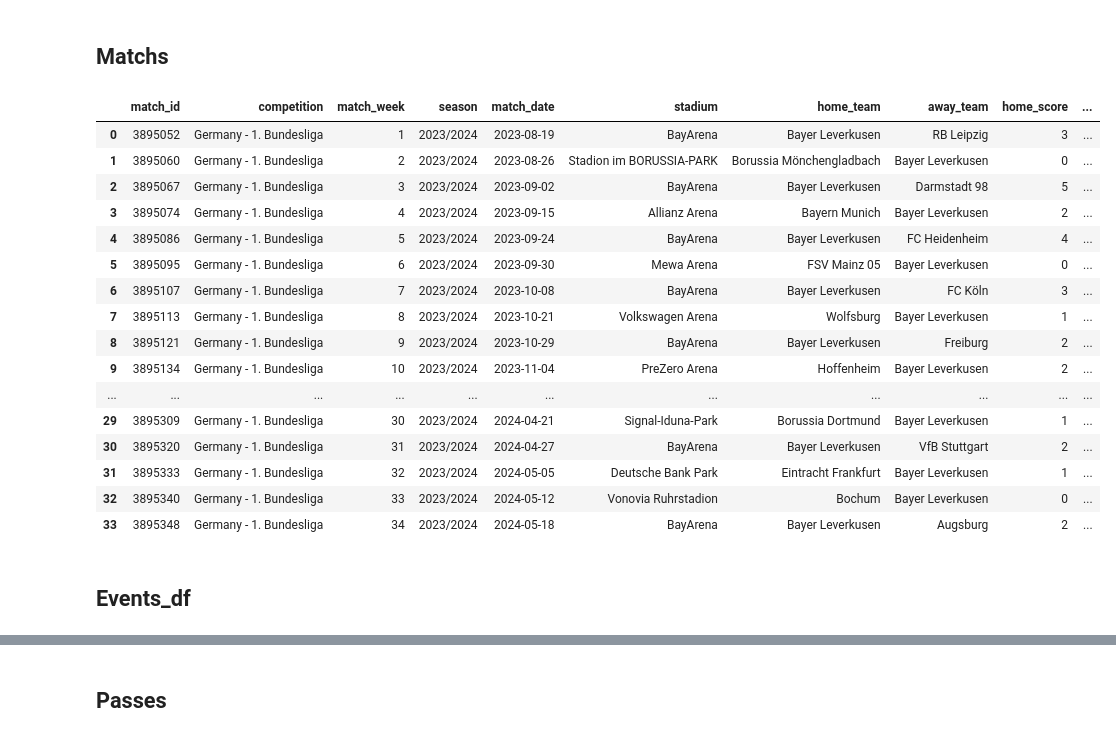
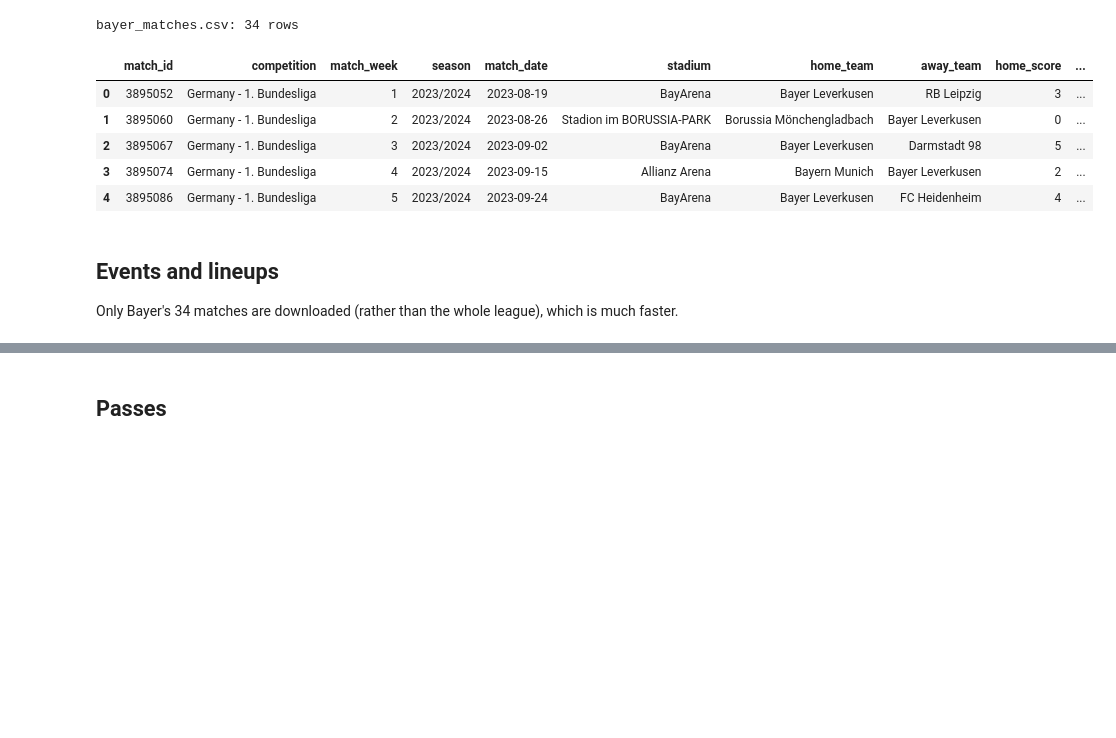
Before and after one commit to YacineM10/bayer-leverkusen-23-24-a-record-breaking-season, a Jupyter notebook: BayerLeverkusen_EN.ipynb, the cells around one changed output, grey strips where cells are left out. Drawn from its saved outputs; the diff is of its cells as text; code cells hidden in the pictures; blank space fills up the shorter version.

```diff
--- a/BayerLeverkusen_EN.ipynb
+++ b/BayerLeverkusen_EN.ipynb
@@ -92 +9,20 @@ print(bayer_events_df.columns.tolist())
+# %%
+import warnings
+from pathlib import Path
+
+import pandas as pd
+from statsbombpy import sb
+
+warnings.filterwarnings("ignore", module="statsbombpy")  # "no credentials" notice: open data only
+
+TEAM = "Bayer Leverkusen"
+COMPETITION_ID = 9   # 1. Bundesliga
+SEASON_ID = 281      # 2023/2024
+DATA_DIR = Path("Data")
+DATA_DIR.mkdir(exist_ok=True)
+
+def export(df, filename):
+    """Write a table in the format expected by the Power BI report."""
+    df.to_csv(DATA_DIR / filename, index=False, encoding="utf-8-sig", sep=";", lineterminator="\r\n")
+    print(f"{filename}: {len(df)} rows")
 # %% [markdown]
@@ -226,39 +30,22 @@ bayer_squad_df
-# %% [markdown]
-## Matchs
 # %%
-# Select relevant columns
-bayer_matches_df = bayer_matches_df[[
-    'match_id',
-    'competition',
-    'match_week',
-    'season',
-    'match_date',
-    'stadium',
-    'home_team',
-    'away_team',
-    'home_score',
-    'away_score'
-]]
+matches_df = sb.matches(competition_id=COMPETITION_ID, season_id=SEASON_ID)
 
-# Sort by match_week
-bayer_matches_df = bayer_matches_df.sort_values(by='match_week').reset_index(drop=True)
+bayer_matches_df = (
+    matches_df[(matches_df["home_team"] == TEAM) | (matches_df["away_team"] == TEAM)]
+    [["match_id", "competition", "match_week", "season", "match_date", "stadium",
+      "home_team", "away_team", "home_score", "away_score"]]
+    .sort_values("match_week")
+    .reset_index(drop=True)
+)
+bayer_match_ids = bayer_matches_df["match_id"].tolist()
 
-bayer_matches_df
+export(bayer_matches_df, "bayer_matches.csv")
+bayer_matches_df.head()
 # %% [output]
+bayer_matches.csv: 34 rows
 |  | match_id | competition | match_week | season | match_date | stadium | home_team | away_team | home_score | ... |
 | 0 | 3895052 | Germany - 1. Bundesliga | 1 | 2023/2024 | 2023-08-19 | BayArena | Bayer Leverkusen | RB Leipzig | 3 | ... |
 | 1 | 3895060 | Germany - 1. Bundesliga | 2 | 2023/2024 | 2023-08-26 | Stadion im BORUSSIA-PARK | Borussia Mönchengladbach | Bayer Leverkusen | 0 | ... |
 | 2 | 3895067 | Germany - 1. Bundesliga | 3 | 2023/2024 | 2023-09-02 | BayArena | Bayer Leverkusen | Darmstadt 98 | 5 | ... |
 | 3 | 3895074 | Germany - 1. Bundesliga | 4 | 2023/2024 | 2023-09-15 | Allianz Arena | Bayern Munich | Bayer Leverkusen | 2 | ... |
 | 4 | 3895086 | Germany - 1. Bundesliga | 5 | 2023/2024 | 2023-09-24 | BayArena | Bayer Leverkusen | FC Heidenheim | 4 | ... |
-| 5 | 3895095 | Germany - 1. Bundesliga | 6 | 2023/2024 | 2023-09-30 | Mewa Arena | FSV Mainz 05 | Bayer Leverkusen | 0 | ... |
-| 6 | 3895107 | Germany - 1. Bundesliga | 7 | 2023/2024 | 2023-10-08 | BayArena | Bayer Leverkusen | FC Köln | 3 | ... |
-| 7 | 3895113 | Germany - 1. Bundesliga | 8 | 2023/2024 | 2023-10-21 | Volkswagen Arena | Wolfsburg | Bayer Leverkusen | 1 | ... |
-| 8 | 3895121 | Germany - 1. Bundesliga | 9 | 2023/2024 | 2023-10-29 | BayArena | Bayer Leverkusen | Freiburg | 2 | ... |
-| 9 | 3895134 | Germany - 1. Bundesliga | 10 | 2023/2024 | 2023-11-04 | PreZero Arena | Hoffenheim | Bayer Leverkusen | 2 | ... |
-| ... | ... | ... | ... | ... | ... | ... | ... | ... | ... | ... |
-| 29 | 3895309 | Germany - 1. Bundesliga | 30 | 2023/2024 | 2024-04-21 | Signal-Iduna-Park | Borussia Dortmund | Bayer Leverkusen | 1 | ... |
-| 30 | 3895320 | Germany - 1. Bundesliga | 31 | 2023/2024 | 2024-04-27 | BayArena | Bayer Leverkusen | VfB Stuttgart | 2 | ... |
-| 31 | 3895333 | Germany - 1. Bundesliga | 32 | 2023/2024 | 2024-05-05 | Deutsche Bank Park | Eintracht Frankfurt | Bayer Leverkusen | 1 | ... |
-| 32 | 3895340 | Germany - 1. Bundesliga | 33 | 2023/2024 | 2024-05-12 | Vonovia Ruhrstadion | Bochum | Bayer Leverkusen | 0 | ... |
-| 33 | 3895348 | Germany - 1. Bundesliga | 34 | 2023/2024 | 2024-05-18 | BayArena | Bayer Leverkusen | Augsburg | 2 | ... |
@@ -268,2 +52,4 @@ bayer_matches_df
-# %% [markdown]
-## Events_df
+# %% [markdown]
+## Events and lineups
+
+Only Bayer's 34 matches are downloaded (rather than the whole league), which is much faster.
```
Also changed, not shown: parts of 57 cells of this notebook, 7 other files.
